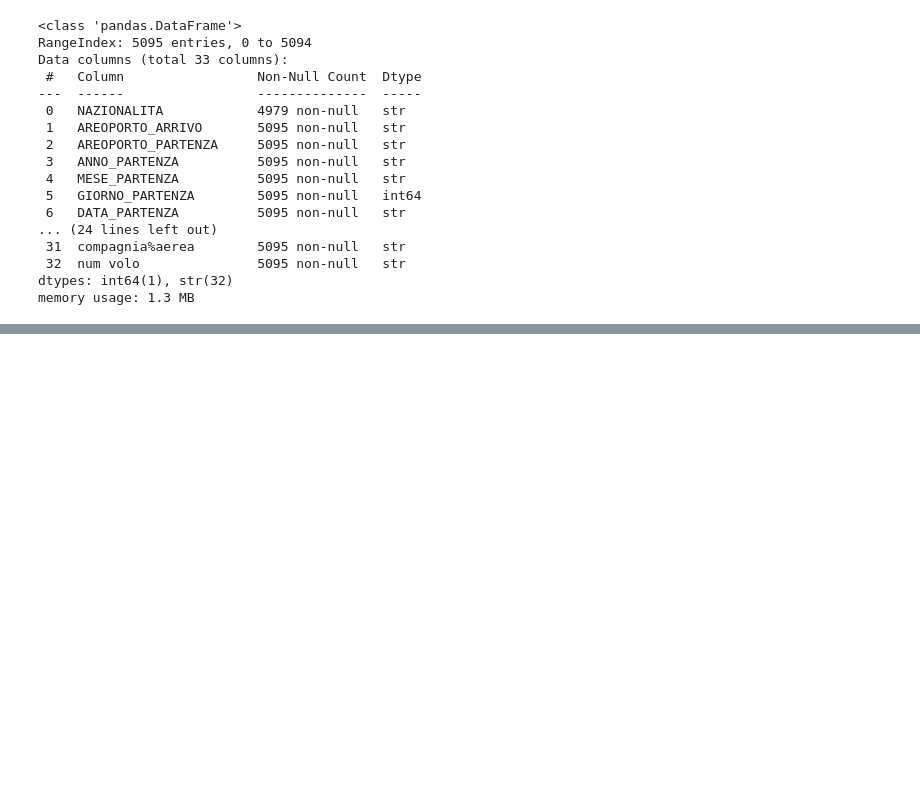
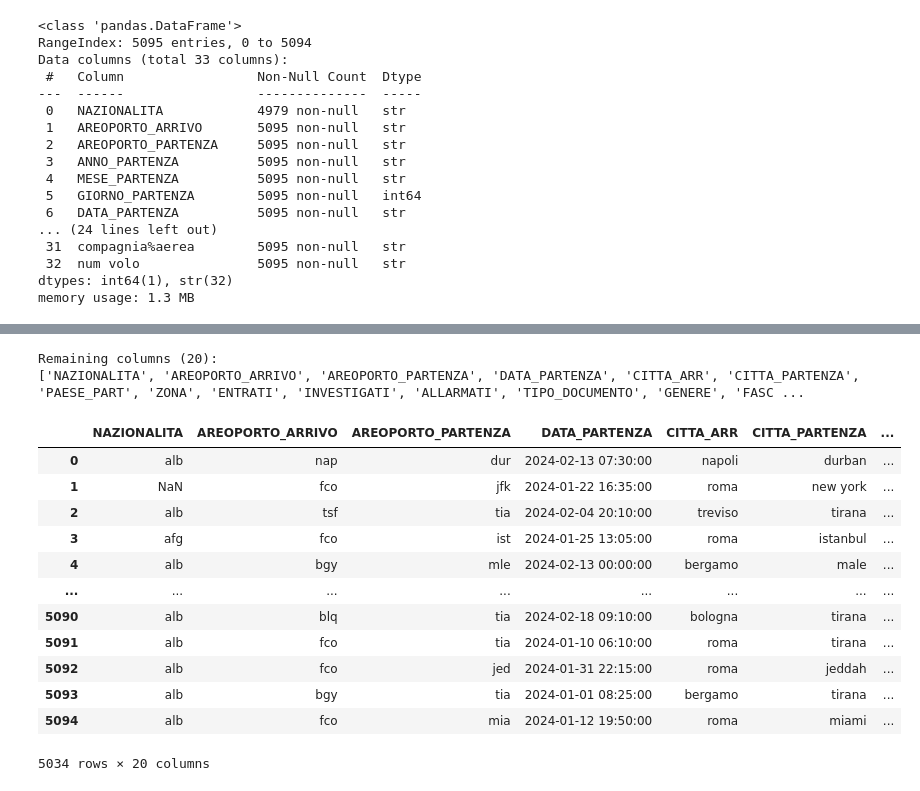
Before and after one commit to stefanotractor/FBI-Agents-817541, a Jupyter notebook: main.ipynb, the cells around one changed output, grey strips where cells are left out. Cells and saved outputs as stored; diff of their text form; code cells hidden in the pictures; blank space fills up the shorter version.

```diff
--- a/main.ipynb
+++ b/main.ipynb
@@ -1171,0 +1732,6 @@ memory usage: 1.3 MB
+# %%
+for col in ["ENTRATI", "INVESTIGATI", "ALLARMATI"]:
+    print(f"--- {col} ---")
+    print(f"Unique: {df2[col].nunique()}  |  Null: {df2[col].isnull().sum()}")
+    print(df2[col].value_counts(dropna=False).head(10).to_string())
+    print()
@@ -1171,0 +1962,18 @@ memory usage: 1.3 MB
+# %%
+PLACEHOLDER_NULL = {"n.d.", "?", "", "//", "-", "unknown", "nd", "n/a", "null",
+                    "none", "??", "compagnia x", "charter"}
+
+df2["COMPAGNIA_AEREA"] = df2["COMPAGNIA_AEREA"].apply(
+    lambda x: np.nan if pd.isna(x) or str(x).strip() in PLACEHOLDER_NULL else x
+)
+
+# Recover nulls from duplicate column "compagnia%aerea"
+null_mask = df2["COMPAGNIA_AEREA"].isnull()
+df2.loc[null_mask, "COMPAGNIA_AEREA"] = (
+    df2.loc[null_mask, "compagnia%aerea"]
+    .apply(lambda x: np.nan if pd.isna(x) or str(x).strip() in PLACEHOLDER_NULL
+           else str(x).strip().lower())
+)
+
+print(f"Null left: {df2['COMPAGNIA_AEREA'].isnull().sum()}")
+print(df2["COMPAGNIA_AEREA"].value_counts(dropna=False).head(15).to_string())
@@ -1171,0 +2128,36 @@ memory usage: 1.3 MB
+# %%
+cols_to_drop = [
+    # Duplicate columns
+    "Tipo Documento", "FASCIA ETA", "3nazionalita", "compagnia%aerea", "num volo",
+    # Airport descriptions: redundant with IATA codes
+    "DESCR_AEREOPORTO_ARR", "DESCR_AEREOPORTO_PART",
+    # Arrival country: always "italia"/"ita" — zero variance
+    "CODICE_PAESE_ARR", "PAESE_ARR",
+    # Departure country: keep PAESE_PART, drop ISO-3 code
+    "CODICE_PAESE_PART",
+    # Date: subsumed by DATA_PARTENZA (NaT rows already recovered above)
+    "ANNO_PARTENZA", "MESE_PARTENZA", "GIORNO_PARTENZA",
+]
+df2.drop(columns=cols_to_drop, inplace=True)
+
+print(f"Remaining columns ({df2.shape[1]}):")
+print(df2.columns.tolist())
+# %% [output]
+Remaining columns (20):
+['NAZIONALITA', 'AREOPORTO_ARRIVO', 'AREOPORTO_PARTENZA', 'DATA_PARTENZA', 'CITTA_ARR', 'CITTA_PARTENZA', 'PAESE_PART', 'ZONA', 'ENTRATI', 'INVESTIGATI', 'ALLARMATI', 'TIPO_DOCUMENTO', 'GENERE', 'FASC ...
+# %%
+df2
+# %% [output]
+|  | NAZIONALITA | AREOPORTO_ARRIVO | AREOPORTO_PARTENZA | DATA_PARTENZA | CITTA_ARR | CITTA_PARTENZA | ... |
+| 0 | alb | nap | dur | 2024-02-13 07:30:00 | napoli | durban | ... |
+| 1 | NaN | fco | jfk | 2024-01-22 16:35:00 | roma | new york | ... |
+| 2 | alb | tsf | tia | 2024-02-04 20:10:00 | treviso | tirana | ... |
+| 3 | afg | fco | ist | 2024-01-25 13:05:00 | roma | istanbul | ... |
+| 4 | alb | bgy | mle | 2024-02-13 00:00:00 | bergamo | male | ... |
+| ... | ... | ... | ... | ... | ... | ... | ... |
+| 5090 | alb | blq | tia | 2024-02-18 09:10:00 | bologna | tirana | ... |
+| 5091 | alb | fco | tia | 2024-01-10 06:10:00 | roma | tirana | ... |
+| 5092 | alb | fco | jed | 2024-01-31 22:15:00 | roma | jeddah | ... |
+| 5093 | alb | bgy | tia | 2024-01-01 08:25:00 | bergamo | tirana | ... |
+| 5094 | alb | fco | mia | 2024-01-12 19:50:00 | roma | miami | ... |
+5034 rows × 20 columns
```
Also changed, not shown: parts of 56 cells of this notebook.
